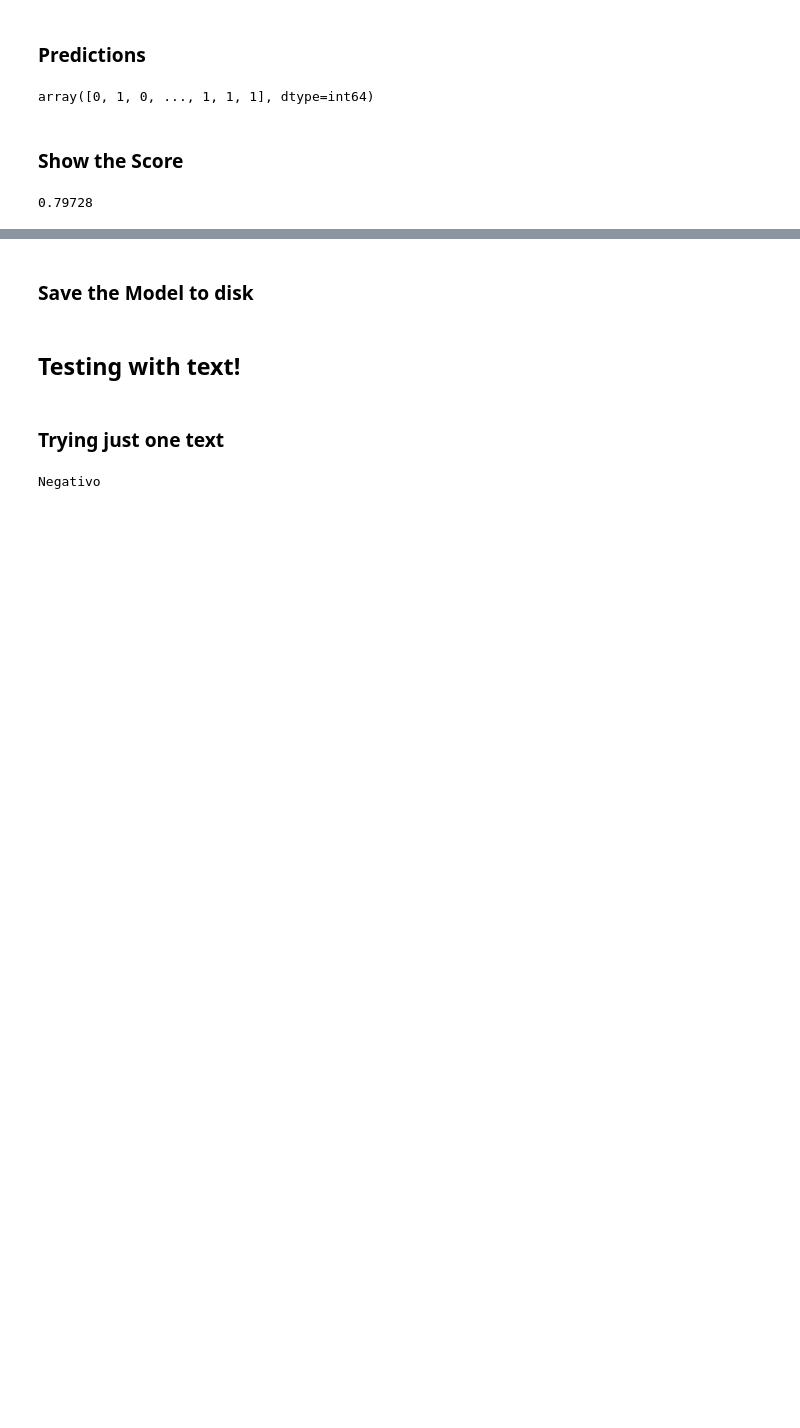
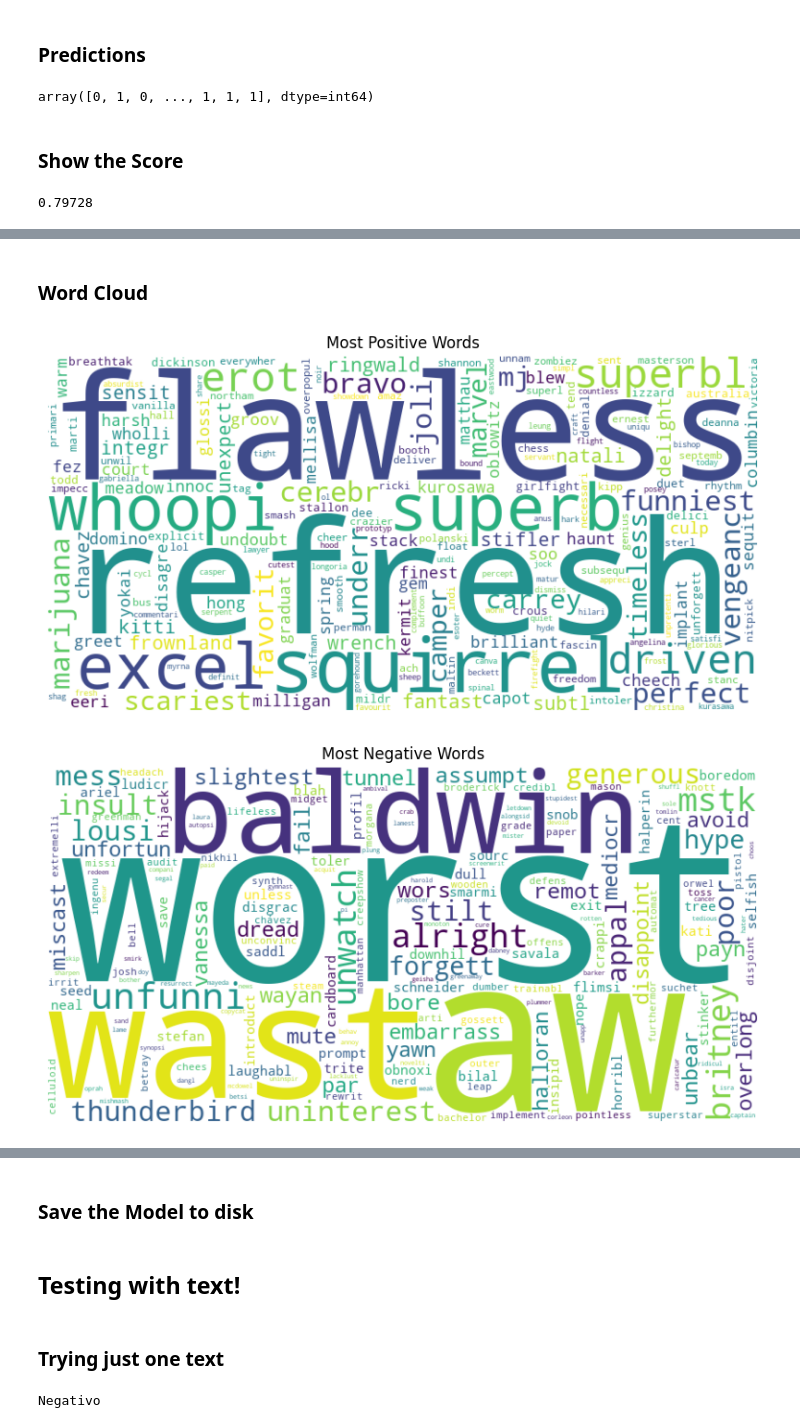
Before and after one commit to nunovivas/AA_TP3_Notebook, a Jupyter notebook: main.ipynb, the cells around one changed output, grey strips where cells are left out. Saved outputs shown, nothing was run; the diff lists cells and outputs as text; code cells hidden in the pictures; blank space fills up the shorter version.

Commit message:
last version with wordcloud

```diff
--- a/main.ipynb
+++ b/main.ipynb
@@ -275,0 +276,40 @@ score
+# %% [markdown]
+### Word Cloud
+# %%
+from wordcloud import WordCloud
+import matplotlib.pyplot as plt
+
+# Fit the Logistic Regression model on your data
+logR.fit(bow_train, df['sentiment'])
+
+# Get the feature names from the CountVectorizer
+feature_names = cv.get_feature_names_out()
+
+# Get the coefficients from the Logistic Regression classifier after fitting
+coefficients = logR.coef_[0]
+
+# Create a dictionary mapping feature names to coefficients
+coef_dict = dict(zip(feature_names, coefficients))
+
+# Create a WordCloud for positive words
+positive_wordcloud = WordCloud(width=800, height=400, background_color='white').generate_from_frequencies({word: coef for word, coef in coef_dict.items() if coef > 0})
+
+# Plot the positive word cloud
+plt.figure(figsize=(10, 5))
+plt.imshow(positive_wordcloud, interpolation='bilinear')
+plt.axis('off')
+plt.title('Most Positive Words')
+plt.show()
+
+# Create a WordCloud for negative words
+negative_wordcloud = WordCloud(width=800, height=400, background_color='white').generate_from_frequencies({word: -coef for word, coef in coef_dict.items() if coef < 0})
+
+# Plot the negative word cloud
+plt.figure(figsize=(10, 5))
+plt.imshow(negative_wordcloud, interpolation='bilinear')
+plt.axis('off')
+plt.title('Most Negative Words')
+plt.show()
+# %% [output]
+[figure, added]
+[figure, added]
```
Also changed, not shown: parts of 11 cells of this notebook.
